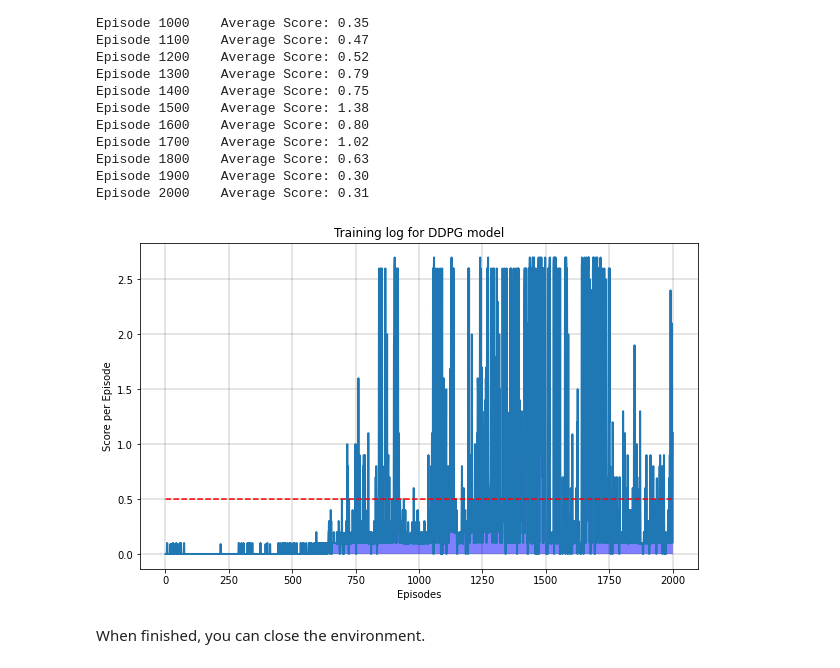
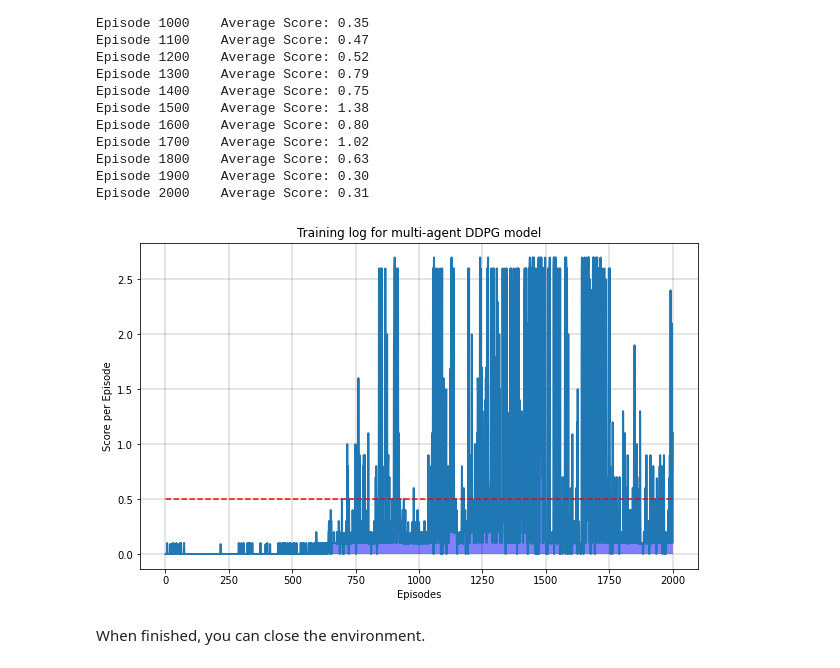
Before and after one commit to AlizadehAli/DRLND-Project3-collab-compet, a Jupyter notebook: Tennis.ipynb, the cells around one changed output. Cells and saved outputs as stored; diff of their text form; code cells hidden in the pictures.

```diff
--- a/Tennis.ipynb
+++ b/Tennis.ipynb
@@ -199,16 +199,17 @@ Episode 1800    Average Score: 0.63
 Episode 1900    Average Score: 0.30
 Episode 2000    Average Score: 0.31
 # %%
+# red color is the threshold defining the successful performance
 fig, ax = plt.subplots(figsize=(10, 6))
 ax.plot(np.linspace(1,len(scores)+1, len(scores)),scores, lw=2)
 ax.plot(np.linspace(1,len(scores)+1, len(scores)), np.ones(len(scores))*0.5, linestyle='--', color='r')
 ax.fill_between(np.linspace(1,len(scores)+1, len(scores)), np.min(scores), scores, facecolor='blue', alpha=0.5)
 ax.set_xlabel('Episodes')
 ax.set_ylabel('Score per Episode')
 ax.grid(color='k', linestyle='-', linewidth=0.2)
-ax.set_title('Training log for DDPG model');
+ax.set_title('Training log for multi-agent DDPG model');
 # %% [output]
-[figure, old version]
+[figure, new version]
 # %% [markdown]
 When finished, you can close the environment.
 # %%
```
